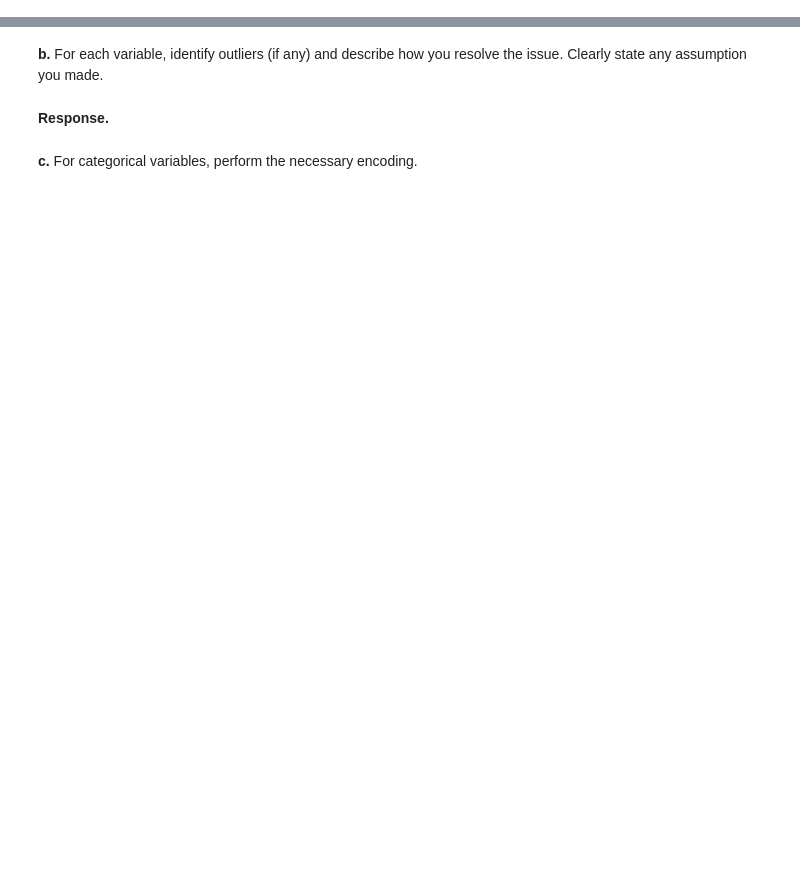
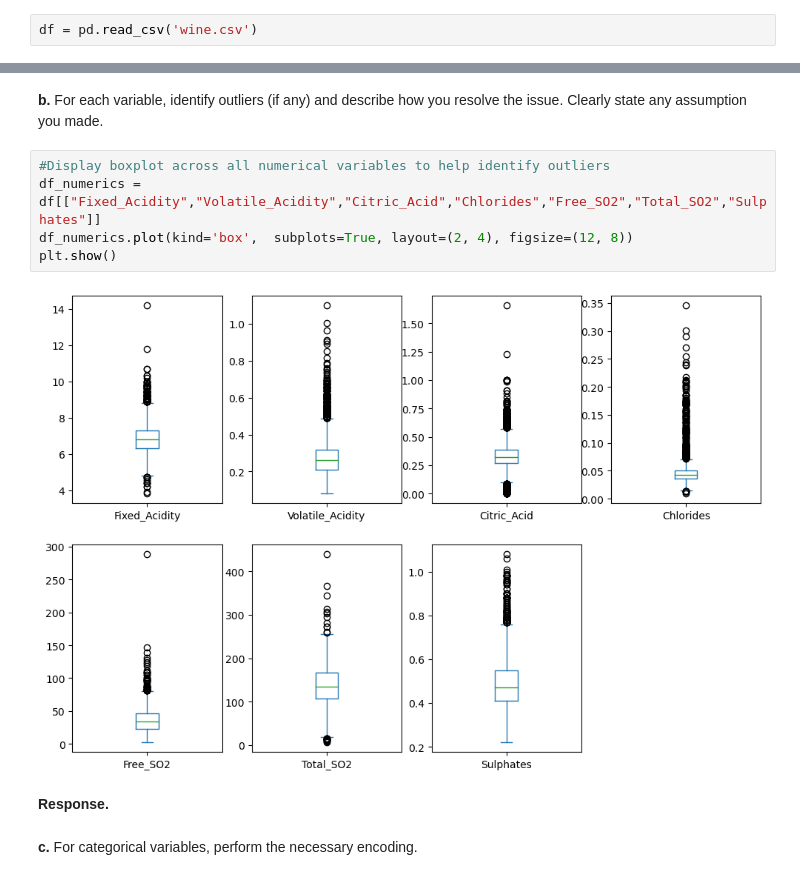
Before and after one commit to Zacboss3/CS105-Project-Submission-Part-I-2024, a Jupyter notebook: CS105 Project Submission Part I 2024.ipynb, the cells around one changed output, grey strips where cells are left out. Saved outputs shown, nothing was run; the diff lists cells and outputs as text; blank space fills up the shorter version.

```diff
--- a/CS105 Project Submission Part I 2024.ipynb
+++ b/CS105 Project Submission Part I 2024.ipynb
@@ -31,0 +36,2 @@ To edit any markdown cell, double click the cell; after editing, execute the mar
+# %%
+df = pd.read_csv('wine.csv')
@@ -52,5 +149,12 @@ To edit any markdown cell, double click the cell; after editing, execute the mar
 # %% [markdown]
 **b.** For each variable, identify outliers (if any) and describe how you resolve the issue. Clearly state any assumption you made.
+# %%
+#Display boxplot across all numerical variables to help identify outliers
+df_numerics = df[["Fixed_Acidity","Volatile_Acidity","Citric_Acid","Chlorides","Free_SO2","Total_SO2","Sulphates"]]
+df_numerics.plot(kind='box',  subplots=True, layout=(2, 4), figsize=(12, 8))
+plt.show()
+# %% [output]
+[figure, added]
 # %% [markdown]
 **Response.**
 # %% [markdown]
```
Also changed, not shown: parts of 30 cells of this notebook.
